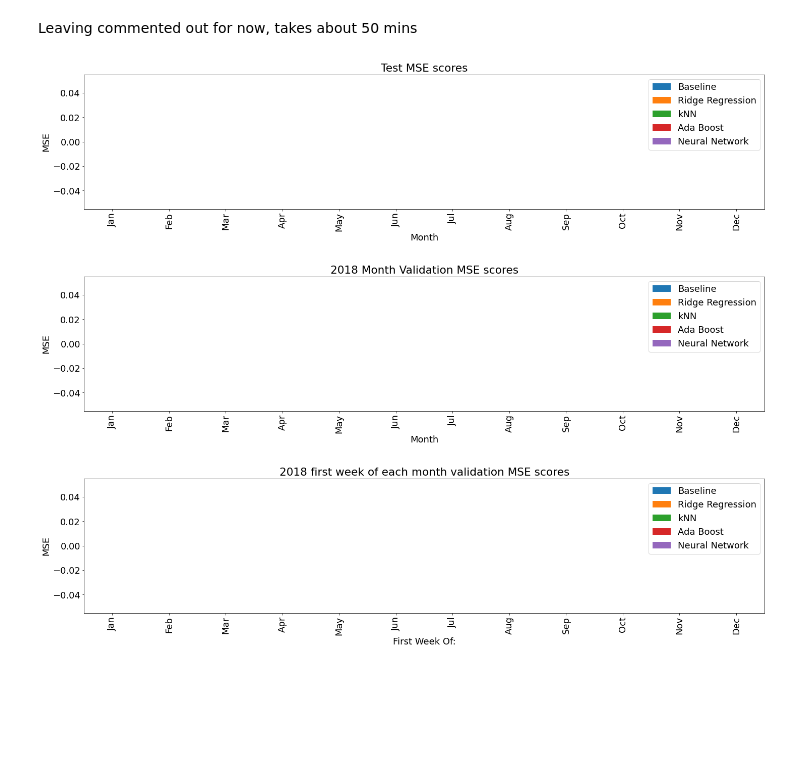
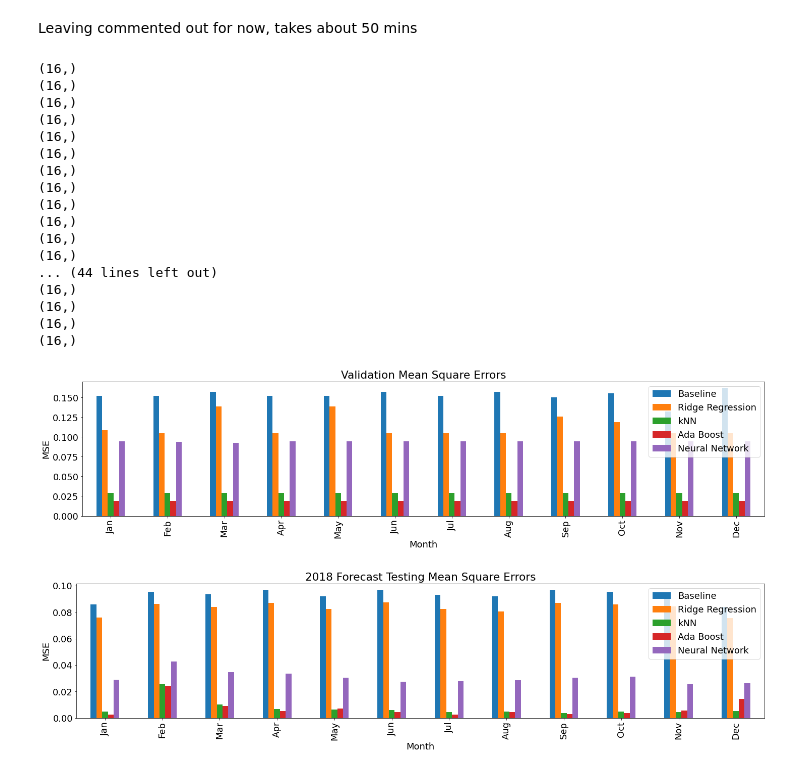
Before and after one commit to tmulligan98/Machine-Learning-Main-Project, a Jupyter notebook: scripts/notebook.ipynb, the cells around one changed output. Cells and saved outputs as stored; diff of their text form; code cells hidden in the pictures; blank space fills up the shorter version.

```diff
--- a/scripts/notebook.ipynb
+++ b/scripts/notebook.ipynb
@@ -534,10 +532,29 @@ test_scores={}
 val_month_scores={}
 val_week_scores={}
 
-#(test_scores["Baseline"],val_month_scores["Baseline"],val_week_scores["Baseline"])=twleve_month_forecast(df_north,df_south,n_forecast,lag_range,"Baseline",dummy_mean)
-#(test_scores["Ridge Regression"],val_month_scores["Ridge Regression"],val_week_scores["Ridge Regression"])=twleve_month_forecast(df_north,df_south,n_forecast,lag_range,"Ridge Regression",ridge_model)
-#(test_scores["kNN"],val_month_scores["kNN"],val_week_scores["kNN"])=twleve_month_forecast(df_north,df_south,n_forecast,lag_range,"kNN",knn_model)
-#(test_scores["Ada Boost"],val_month_scores["Ada Boost"],val_week_scores["Ada Boost"])=twleve_month_forecast(df_north,df_south,n_forecast,lag_range,"Ada Boost",ada_boost_model)
-#(test_scores["Neural Network"],val_month_scores["Neural Network"],val_week_scores["Neural Network"])=twleve_month_forecast(df_north,df_south,n_forecast,lag_range,"Neural Network",mlp_model)
+"""(test_scores["Baseline"],val_month_scores["Baseline"],val_week_scores["Baseline"])=twleve_month_forecast(df_north,df_south,n_forecast,lag_range,"Baseline",dummy_mean)
+(test_scores["Ridge Regression"],val_month_scores["Ridge Regression"],val_week_scores["Ridge Regression"])=twleve_month_forecast(df_north,df_south,n_forecast,lag_range,"Ridge Regression",ridge_model)
+(test_scores["kNN"],val_month_scores["kNN"],val_week_scores["kNN"])=twleve_month_forecast(df_north,df_south,n_forecast,lag_range,"kNN",knn_model)
+(test_scores["Ada Boost"],val_month_scores["Ada Boost"],val_week_scores["Ada Boost"])=twleve_month_forecast(df_north,df_south,n_forecast,lag_range,"Ada Boost",ada_boost_model)
+(test_scores["Neural Network"],val_month_scores["Neural Network"],val_week_scores["Neural Network"])=twleve_month_forecast(df_north,df_south,n_forecast,lag_range,"Neural Network",mlp_model)
+"""
+# %% [output]
+(16,)
+(16,)
+(16,)
+(16,)
+(16,)
+(16,)
+(16,)
+(16,)
+(16,)
+(16,)
+(16,)
+(16,)
+... (44 lines left out)
+(16,)
+(16,)
+(16,)
+(16,)
 # %%
 
@@ -546,15 +563,12 @@ val_week_scores={}
 # %%
 from visualisation import forecast_plot
 
 df_test_scores=pd.read_csv("model_scores/df_test_scores.csv", index_col=0)
 df_val_month_scores=pd.read_csv("model_scores/df_val_month_scores.csv", index_col=0)
-df_val_week_scores=pd.read_csv("model_scores/df_val_week_scores.csv", index_col=0)
-
 
 forecast_plot(df_test_scores,"Validation Mean Square Errors","Month",log_scale=False)
 forecast_plot(df_val_month_scores,"2018 Forecast Testing Mean Square Errors","Month",log_scale=False)
 # %% [output]
-[figure, old version]
+[figure, new version]
-[figure, old version]
+[figure, new version]
-[figure, removed]
 # %%
```
Also changed, not shown: parts of 17 cells of this notebook, 5 other files.
